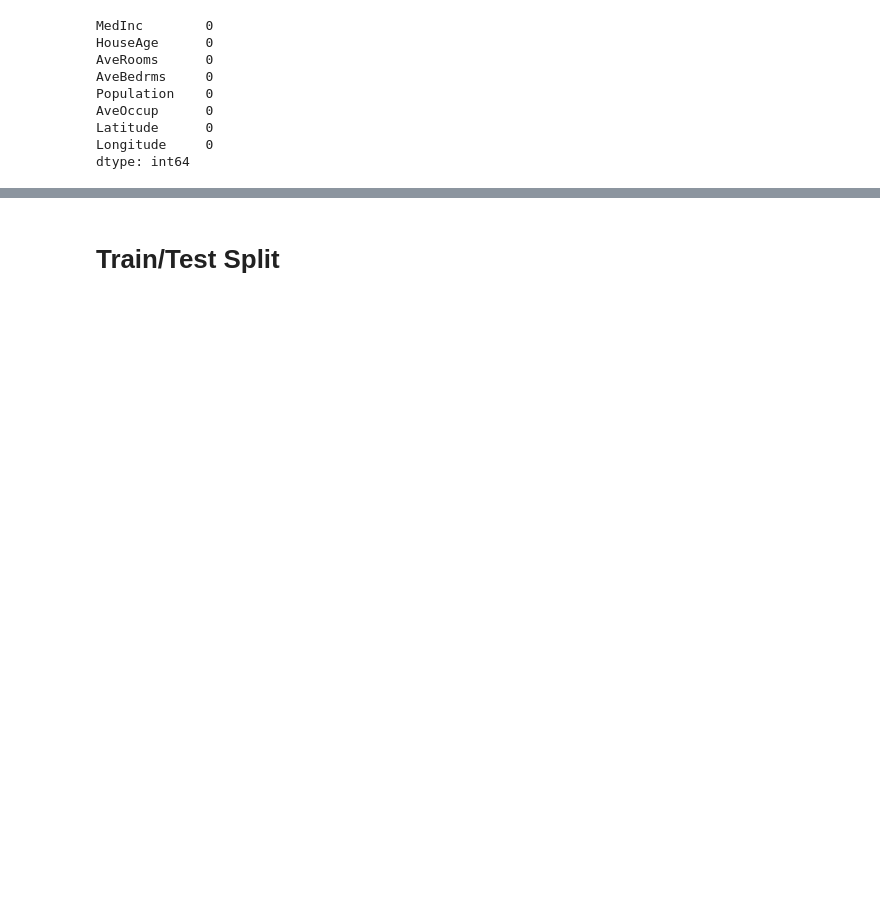
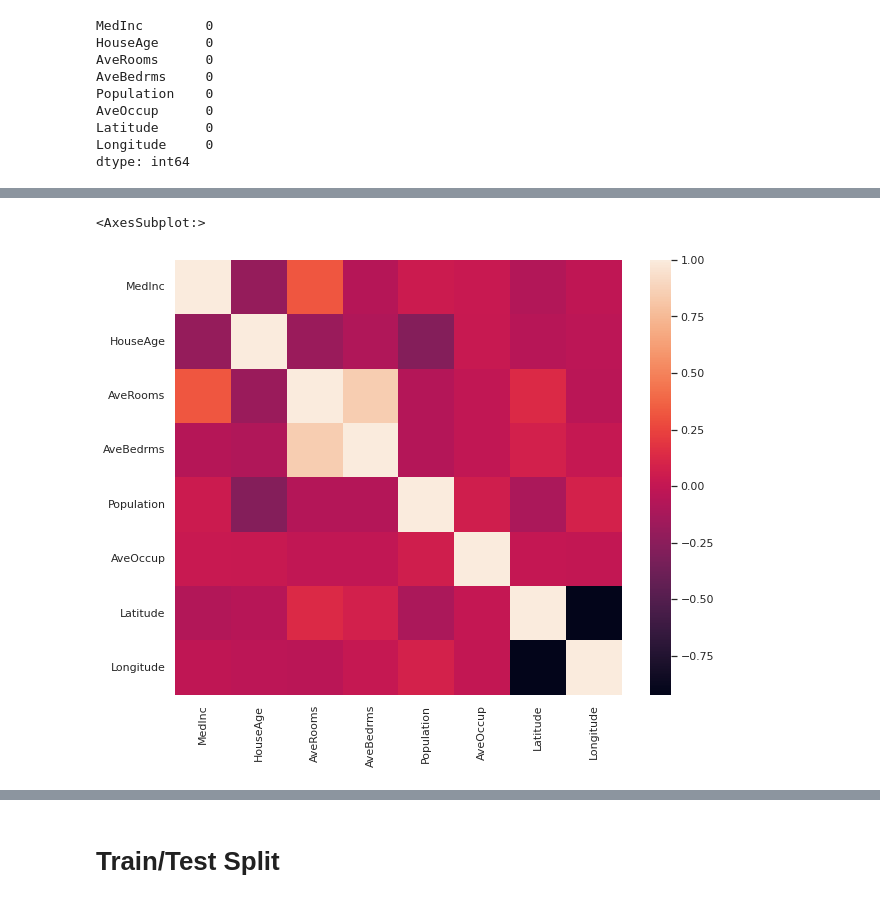
Before and after one commit to fedj99/robot_judge_2021, a Jupyter notebook: homeworks/HW03.ipynb, the cells around one changed output, grey strips where cells are left out. Cells and saved outputs as stored; diff of their text form; code cells hidden in the pictures; blank space fills up the shorter version.

```diff
--- a/homeworks/HW03.ipynb
+++ b/homeworks/HW03.ipynb
@@ -131,0 +145,10 @@ for i, feature_name in zip(range(0, len(data.feature_names)), data.feature_names
+# %%
+from seaborn import heatmap
+from matplotlib.pyplot import figure
+
+figure(figsize=(10, 8))
+correlations = X_df_capped.corr()
+heatmap(correlations)
+# %% [output]
+<AxesSubplot:>
+[figure, added]
```
Also changed, not shown: parts of 15 cells of this notebook.
